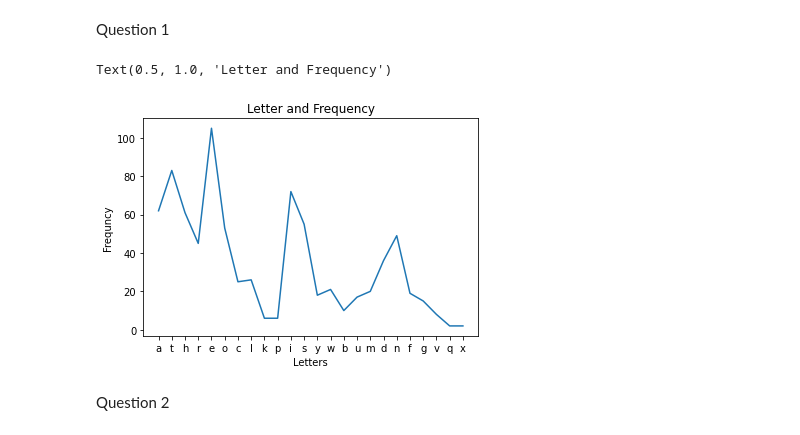
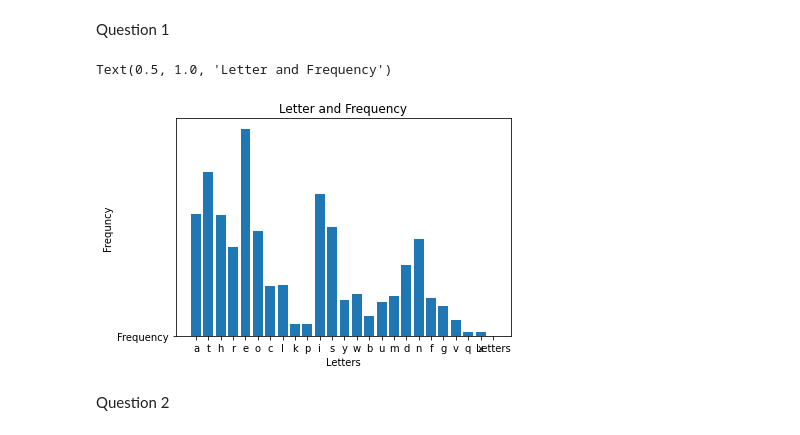
Before and after one commit to aallen5636/Module-3-Assignment-1----Matplotlib-and-pyplot-No-GHCR, a Jupyter notebook: Module 3: Assignment 1 -- Matplotlib and pyplot No GHCR.ipynb, the cells around one changed output. Cells and saved outputs as stored; diff of their text form; code cells hidden in the pictures.

```diff
--- a/Module 3: Assignment 1 -- Matplotlib and pyplot No GHCR.ipynb
+++ b/Module 3: Assignment 1 -- Matplotlib and pyplot No GHCR.ipynb
@@ -10,35 +10,38 @@ Question 1
 import matplotlib as mpl
 import matplotlib.pyplot as plt
 import numpy as np
 
 from collections import Counter
 import matplotlib.pyplot as plt
 
 x = []
 y = []
 TEXT = "At three o’clock precisely I was at Baker Street, but Holmes had not yet returned. The landlady informed me that he had left the house shortly after eight o’clock in the morning. I sat down beside the fire, however, with the intention of awaiting him, however long he might be. I was already deeply interested in his inquiry, for, though it was surrounded by none of the grim and strange features which were associated with the two crimes which I have already recorded, still, the nature of the case and the exalted station of his client gave it a character of its own. Indeed, apart from the nature of the investigation which my friend had on hand, there was something in his masterly grasp of a situation, and his keen, incisive reasoning, which made it a pleasure to me to study his system of work, and to follow the quick, subtle methods by which he disentangled the most inextricable mysteries. So accustomed was I to his invariable success that the very possibility of his failing had ceased to enter into my head.".lower()
 
 
 
 a = Counter(TEXT)
 for i ,j in a.items():
     if(i != " " and i !="," and i !="." and i!="’"):
         x.append(i)
         y.append(j)
 
 
-plt.plot(x, y)
+plt.bar(x, y)
 
+
+plt.bar ('Letters', 'Frequency', color ='maroon',
+        width = 0.4)
 
 plt.xlabel('Letters')
 
 plt.ylabel('Frequncy')
 
 
 plt.title('Letter and Frequency')
 # %% [output]
 Text(0.5, 1.0, 'Letter and Frequency')
-[figure, old version]
+[figure, new version]
 # %% [markdown]
 Question 2
 # %%
```
Also changed, not shown: parts of 3 cells of this notebook.
